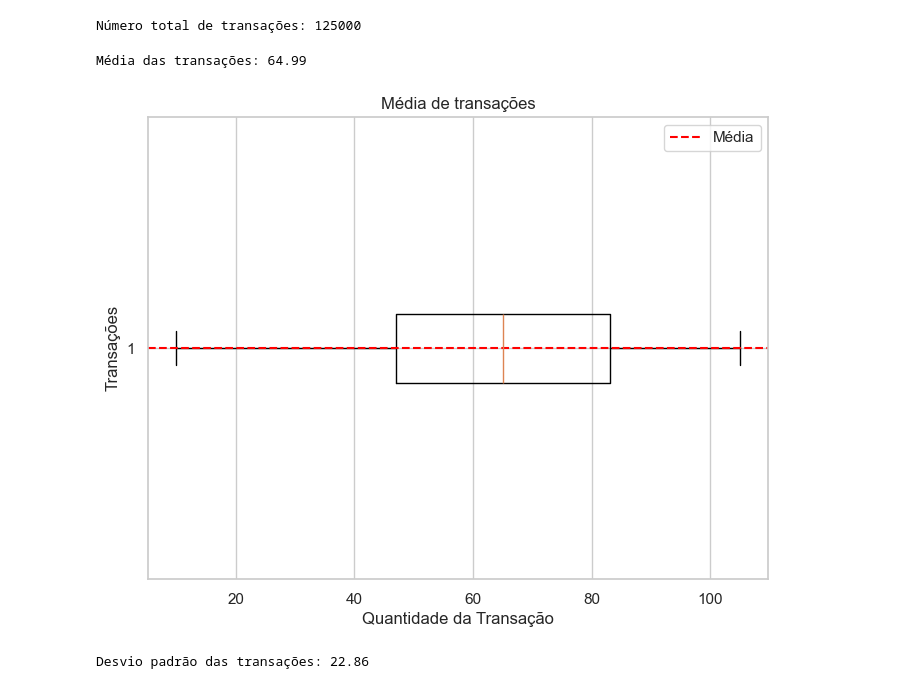
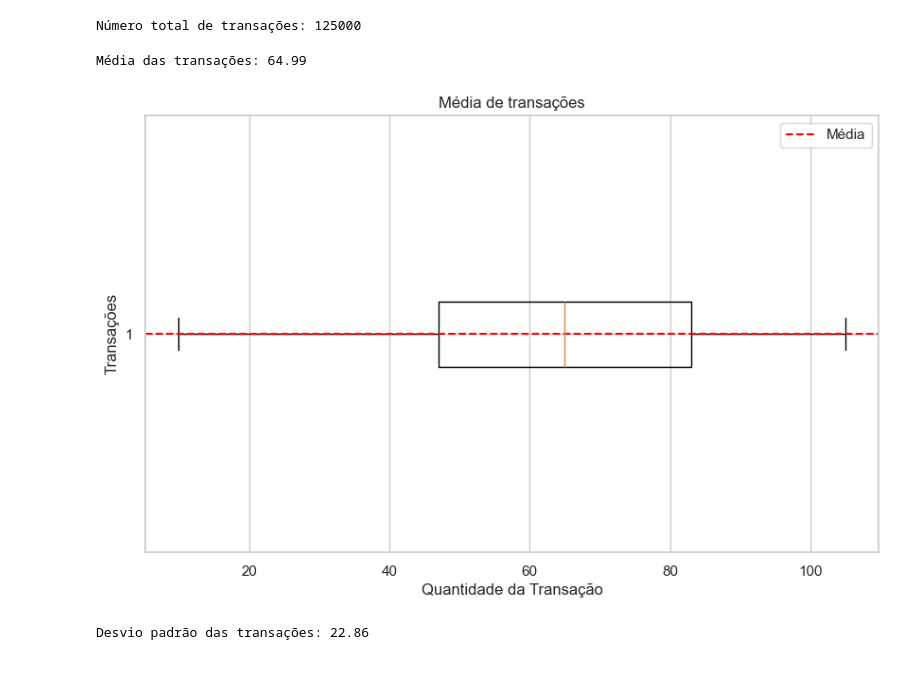
Before and after one commit to GabrielRodrigues11/test-basic-analysis, a Jupyter notebook: main.ipynb, the cells around one changed output. Cells and saved outputs as stored; diff of their text form; code cells hidden in the pictures.

Commit message:
Imagem configurada

```diff
--- a/main.ipynb
+++ b/main.ipynb
@@ -44,23 +44,24 @@ Número total de transações: 125000
 # %%
 # Calcula a média das transações
 media_transacoes = round(df['tran_amount'].mean(), 2)
 
 # Exibir a média
 print("\nMédia das transações:", media_transacoes)
 
 # Cria o gráfico Média
-plt.figure(figsize=(8, 6))
+plt.figure(figsize=(10, 6))
 plt.boxplot(df['tran_amount'], vert=False)
 plt.axhline(y=1, color='red', linestyle='--', label='Média')
 plt.xlabel('Quantidade da Transação')
 plt.ylabel('Transações')
 plt.legend()
 plt.title('Média de transações')
 plt.grid(True)
+plt.savefig('media_transacoes.png')
 plt.show()
 # %% [output]
 Média das transações: 64.99
-[figure, old version]
+[figure, new version]
 # %%
 # Calcula o desvio padrão das transações
 desvio_padrao_transacoes = round(df['tran_amount'].std(), 2)
```
Also changed, not shown: 1 other file.
